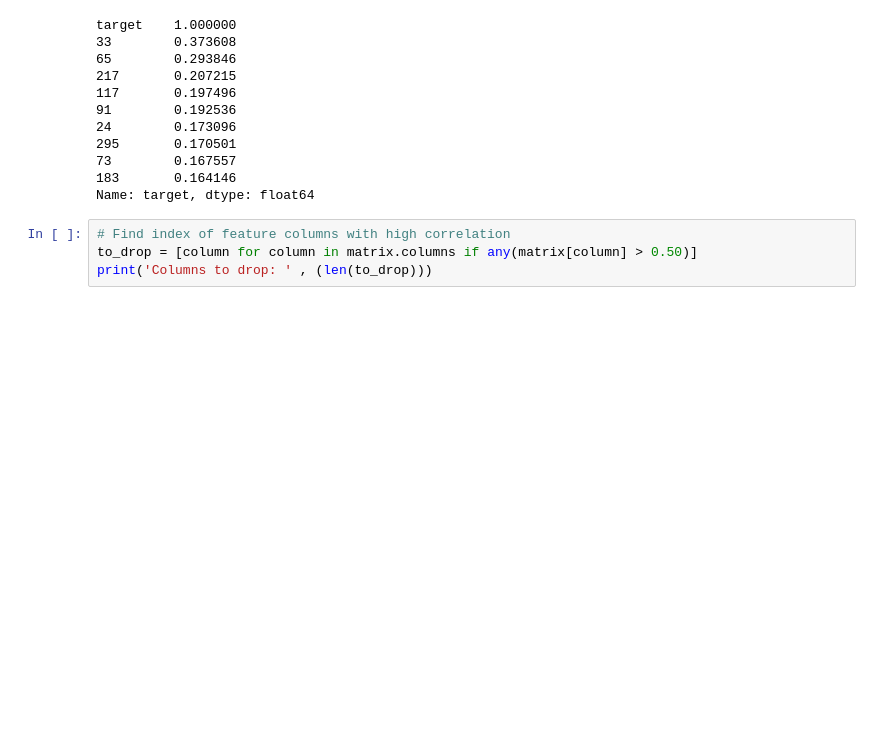
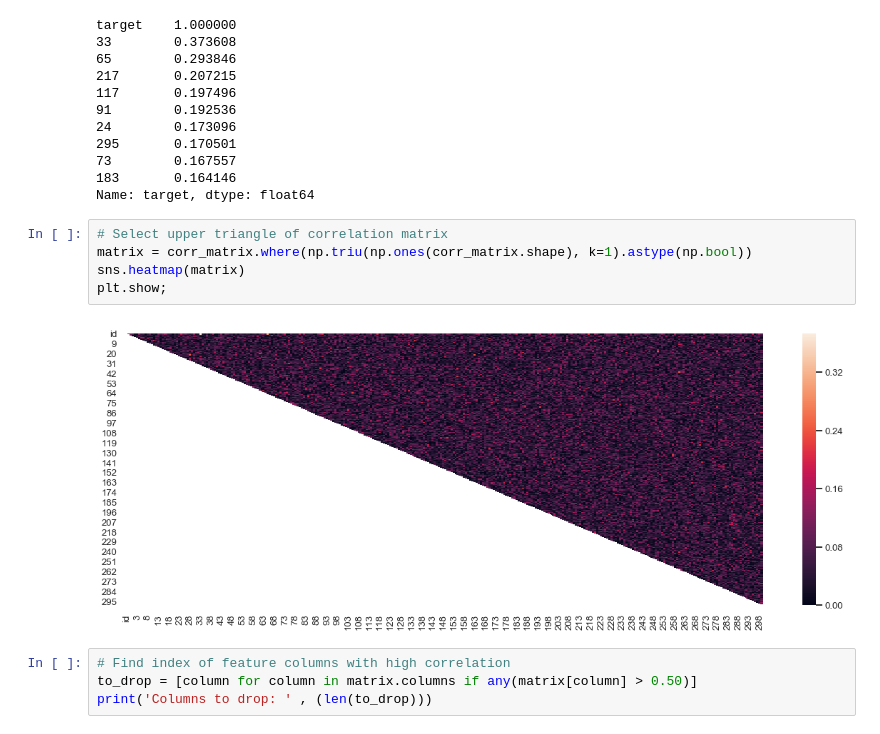
Before and after one commit to gaoshangdeakin/SIT384-Jupyter, a Jupyter notebook: SIT384P08A-Feature Selection and Dimensionality Reduction.ipynb, the cells around one changed output. Cells and saved outputs as stored; diff of their text form; blank space fills up the shorter version.

```diff
--- a/SIT384P08A-Feature Selection and Dimensionality Reduction.ipynb
+++ b/SIT384P08A-Feature Selection and Dimensionality Reduction.ipynb
@@ -293,6 +293,13 @@ target    1.000000
 73        0.167557
 183       0.164146
 Name: target, dtype: float64
+# %%
+# Select upper triangle of correlation matrix
+matrix = corr_matrix.where(np.triu(np.ones(corr_matrix.shape), k=1).astype(np.bool))
+sns.heatmap(matrix)
+plt.show;
+# %% [output]
+[figure, added]
 # %%
 # Find index of feature columns with high correlation
 to_drop = [column for column in matrix.columns if any(matrix[column] > 0.50)]
```
Also changed, not shown: parts of 11 cells of this notebook.
